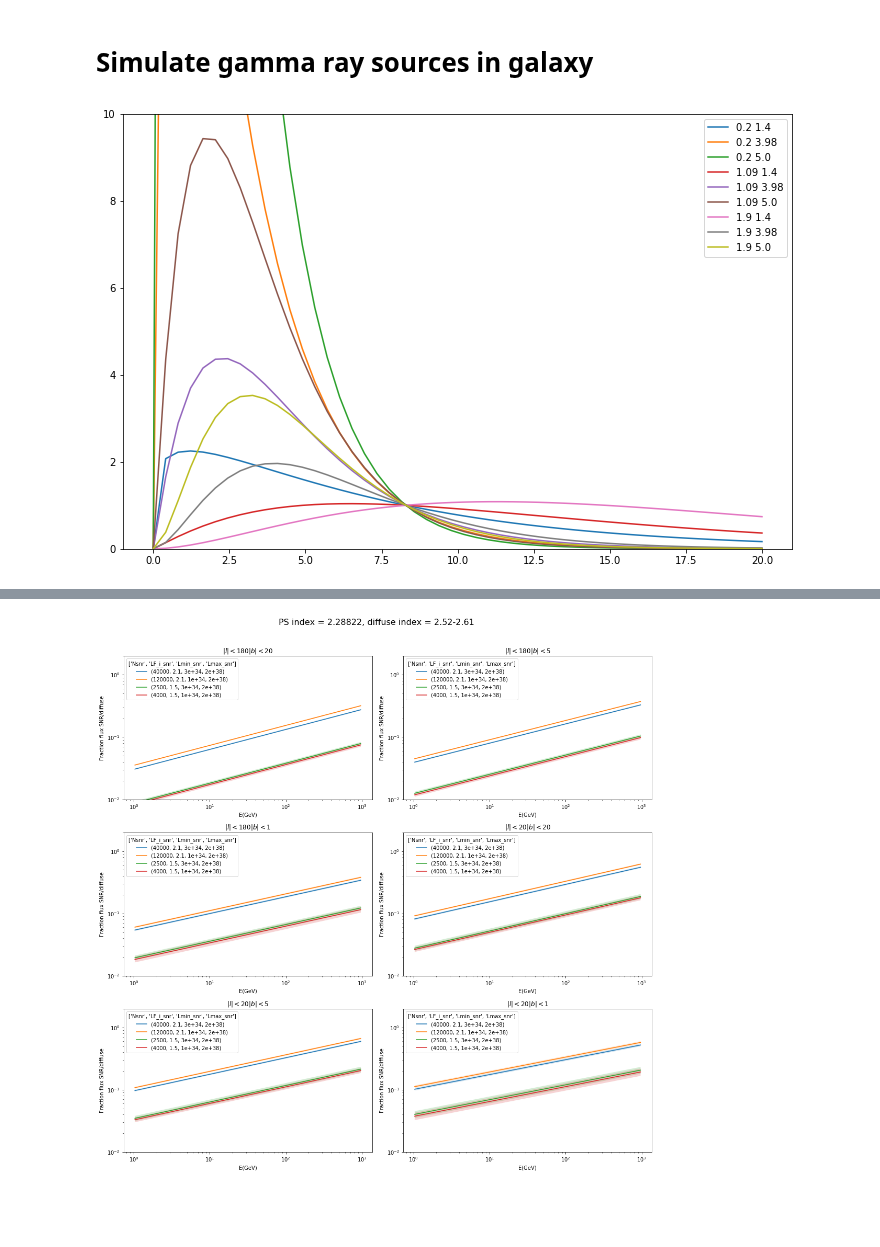
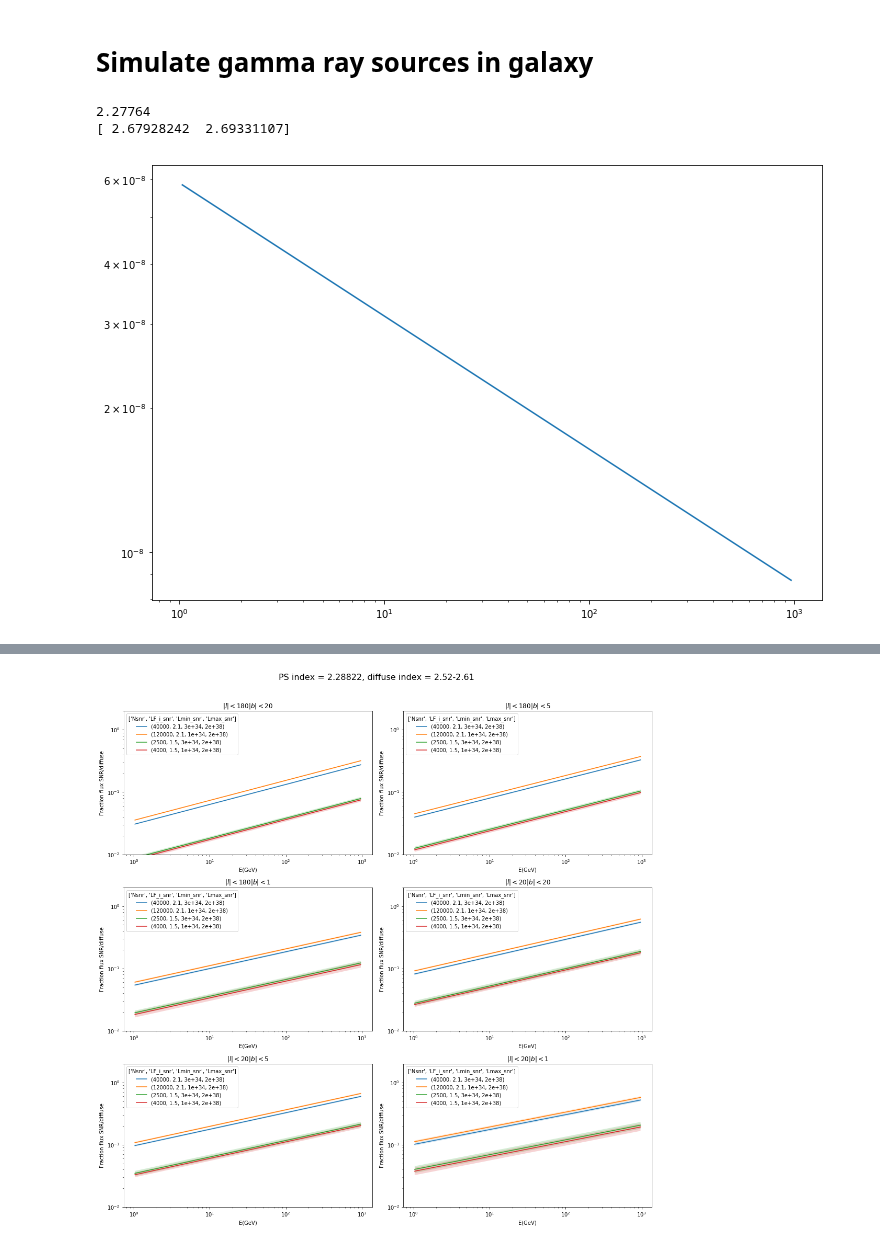
Before and after one commit to martp91/y-rays-UPS, a Jupyter notebook: sim_gamma_sources.ipynb, the cells around one changed output, grey strips where cells are left out. Cells and saved outputs as stored; diff of their text form; code cells hidden in the pictures; blank space fills up the shorter version.

```diff
--- a/sim_gamma_sources.ipynb
+++ b/sim_gamma_sources.ipynb
@@ -78,12 +78,12 @@ def R_dep(R,alpha=alp, beta=bet):
 Rtest = np.linspace(0,20)
 atest = [0.2,1.09,1.9]
 btest = [1.4,3.98,5.]
-for a in atest:
-    for b in btest:
-        plt.plot(Rtest,R_dep(Rtest,a,b),label='%s %s'%(a,b))
-        plt.ylim([0,10])
+#for a in atest:
+#    for b in btest:
+#        plt.plot(Rtest,R_dep(Rtest,a,b),label='%s %s'%(a,b))
+#        plt.ylim([0,10])
 
-plt.legend()
+#plt.legend()
 ##Drawing random numbers
 def rand_R(n,a,b,Rsun=Rsun):
     "Return random value of R, pdf is above, this is a gamma distribution"
@@ -127,18 +127,26 @@ def read_catalog(fn,catalog='fgl',classes=['pwn','snr','spp']):
         mask = (cls==m)|mask
     if catalog == 'fgl':
         flux = tb[mask]['Flux1000']
+    if catalog == 'fhl':
+        flux = tb[mask]['Flux']
     spec = catalog_spect.get_spec(fn)
+    ave_spec = spec/np.amax(spec,axis=1)[:,None]
+
     hist_3fgl = np.histogram(flux,bins=bins)[0]
     total_flux = np.sum(flux)
     #max_spec = np.amax(spec,axis=1)
     #spec = spec_3fgl/max_spec[:,None] #Normalize to get average spectrum not depended on total flux
     spec = spec[mask]
-    #for sp in spec:
-    #    plt.loglog(E3fgl,E3fgl**2*sp,color='gray')
-    ind = np.mean(tb[mask]['Spectral_Index'])
+    #for sp in ave_spec[mask]:
+    #    plt.loglog(Efhl,Efhl**2*sp,color='gray')
+    ave_spec = 10**np.mean(np.log10(ave_spec),axis=0)
+    #plt.loglog(Efhl,Efhl**2*ave_spec)
+    if catalog=='fgl':
+        ind = np.mean(tb[mask]['Spectral_Index'])
+    if catalog=='fhl':
+        ind = np.mean(tb[mask]['PowerLaw_Index'])
     plotfunc = lambda E,a,b: b*(E)**-a
     spec = plotfunc(E,ind,1e-10)
-
 
     good_spec = norm_spec(spec,total_flux,dE,mask_E)
     #print flux
@@ -146,8 +154,23 @@ def read_catalog(fn,catalog='fgl',classes=['pwn','snr','spp']):
     spec_normed = good_spec/np.max(good_spec)
     #plt.loglog(E,E**2*good_spec)
     return hist_3fgl,spec_normed,ind
-# %% [output]
-[figure, removed]
+# %%
+ave_spec = read_catalog('gll_psch_v13.fit',catalog='fhl',classes=['pwn','snr','spp']);
+
+plotfunc = lambda E,a,b: b*(E)**-a
+fitfunc = lambda E,a,b: b-a*(E)
+
+fit,cov = curve_fit(fitfunc,np.log10(Efhl),
+                        np.log10(ave_spec))
+
+print fit
+
+#plt.loglog(Efhl,Efhl**2*ave_spec)
+#plt.loglog(Efhl,Efhl**2*plotfunc(Efhl,fit[0],10**fit[1]))
+# %% [output]
+2.27764
+[ 2.67928242  2.69331107]
+[figure, added]
 # %%
 ##Load 3fgl data and get average spectrum and histogram of fluxes from here
 file_3fgl = 'gll_psc_v16.fit'
```
Also changed, not shown: parts of 9 cells of this notebook.
